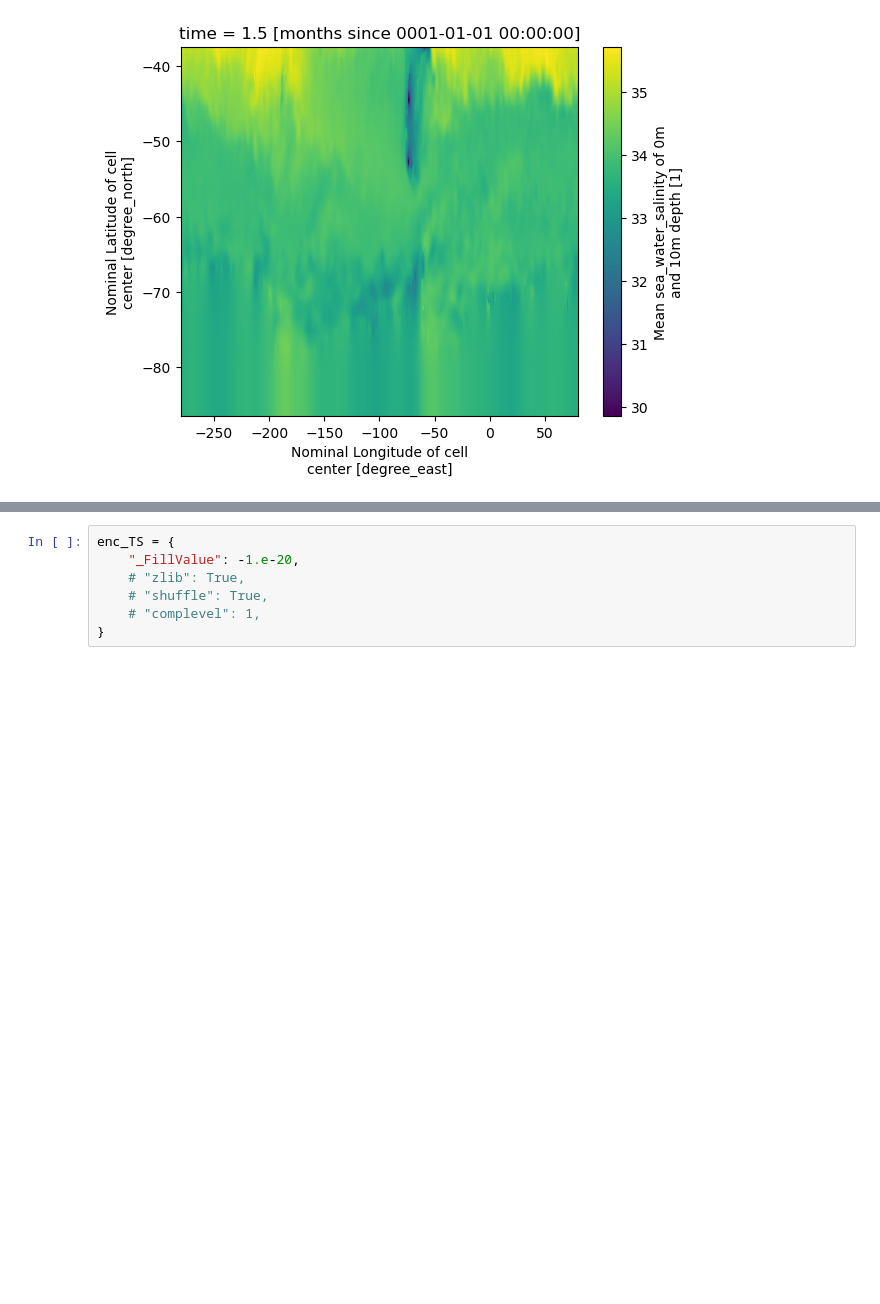
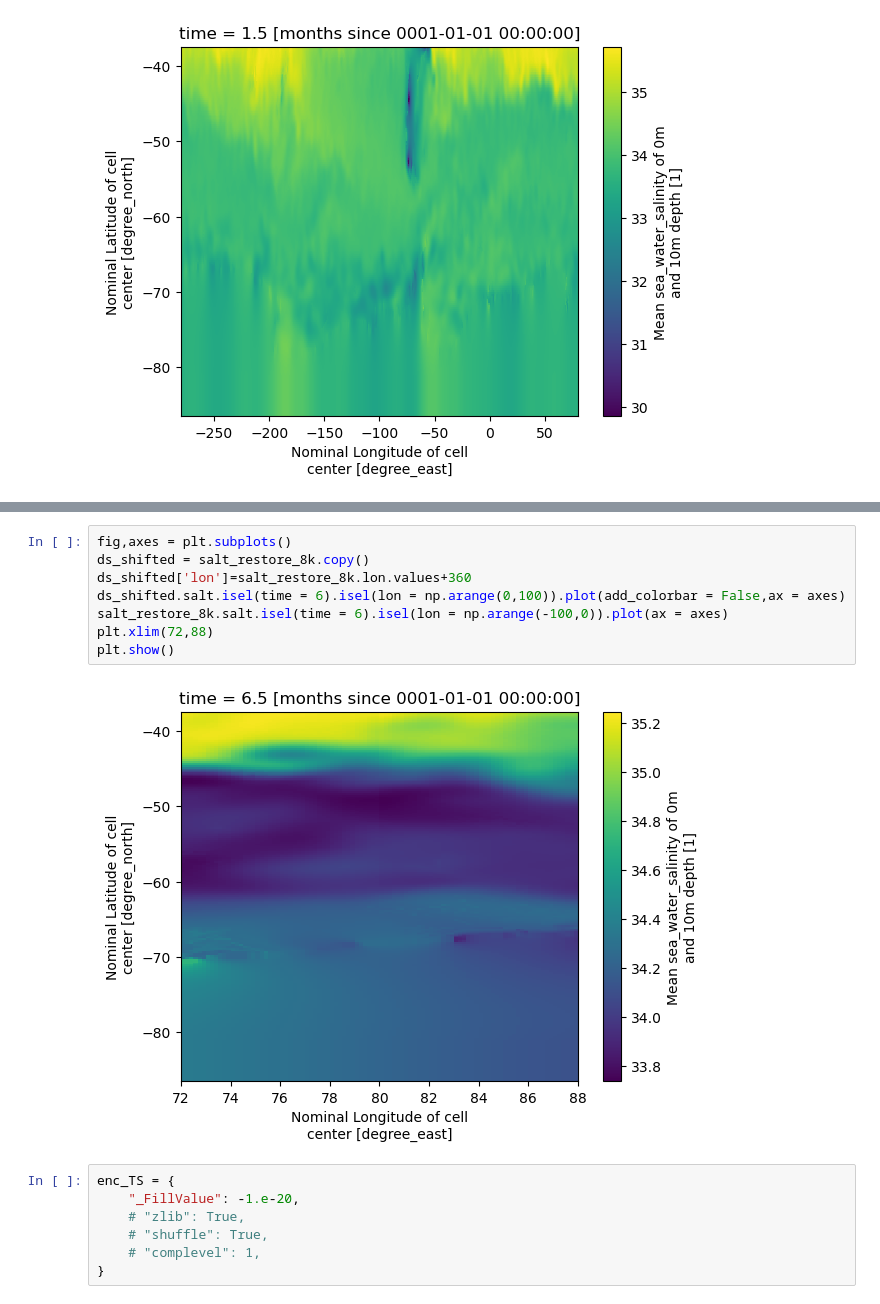
Before and after one commit to claireyung/mom6-panAn-iceshelf-tools, a Jupyter notebook: initial-conditions/salt-restoring.ipynb, the cells around one changed output, grey strips where cells are left out. Cells and saved outputs as stored; diff of their text form; blank space fills up the shorter version.

```diff
--- a/initial-conditions/salt-restoring.ipynb
+++ b/initial-conditions/salt-restoring.ipynb
@@ -181,3 +193,13 @@ salt_restore_8k.isel(time = 1).salt.plot()
+# %%
+fig,axes = plt.subplots()
+ds_shifted = salt_restore_8k.copy()
+ds_shifted['lon']=salt_restore_8k.lon.values+360
+ds_shifted.salt.isel(time = 6).isel(lon = np.arange(0,100)).plot(add_colorbar = False,ax = axes)
+salt_restore_8k.salt.isel(time = 6).isel(lon = np.arange(-100,0)).plot(ax = axes)
+plt.xlim(72,88)
+plt.show()
+# %% [output]
+[figure, added]
 # %%
 enc_TS = {
     "_FillValue": -1.e-20,
```
Also changed, not shown: parts of 6 cells of this notebook.
